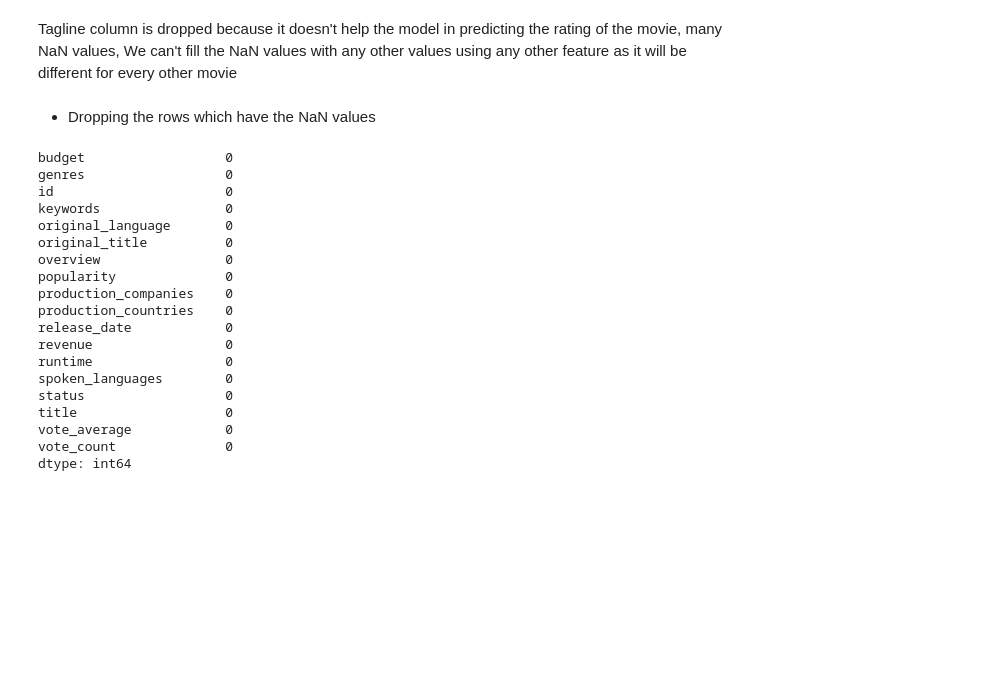
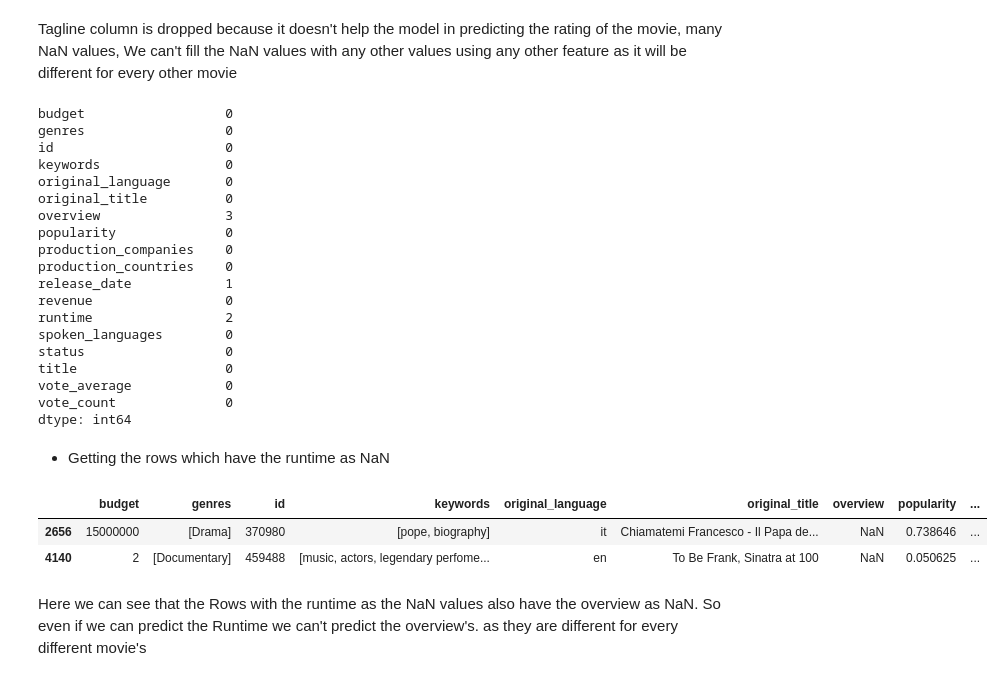
Before and after one commit to Naveen-Karanamu/Movie-Reviews-Recommendations, a Jupyter notebook: main.ipynb, the cells around one changed output. Cells and saved outputs as stored; diff of their text form; code cells hidden in the pictures; blank space fills up the shorter version.

Commit message:
Checked: for the rows with the runtime as NaN

```diff
--- a/main.ipynb
+++ b/main.ipynb
@@ -269,10 +269,6 @@ Homepage column dropped because it doesn't have much importance in predicting th
 movies.drop('tagline', axis=1,inplace = True)
 # %% [markdown]
 Tagline column is dropped because it doesn't help the model in predicting the rating of the movie, many NaN values, We can't fill the NaN values with any other values using any other feature as it will be different for every other movie
-# %% [markdown]
-* Dropping the rows which have the NaN values
-# %%
-movies.dropna(inplace=True)
 # %%
 movies.isna().sum()
 # %% [output]
@@ -282,16 +278,28 @@ id                      0
 keywords                0
 original_language       0
 original_title          0
-overview                0
+overview                3
 popularity              0
 production_companies    0
 production_countries    0
-release_date            0
+release_date            1
 revenue                 0
-runtime                 0
+runtime                 2
 spoken_languages        0
 status                  0
 title                   0
 vote_average            0
 vote_count              0
 dtype: int64
+# %% [markdown]
+* Getting the rows which have the runtime as NaN
+# %%
+copy_movies=movies.copy()
+# %%
+copy_movies[copy_movies.runtime.isna()]
+# %% [output]
+|  | budget | genres | id | keywords | original_language | original_title | overview | popularity | ... |
+| 2656 | 15000000 | [Drama] | 370980 | [pope, biography] | it | Chiamatemi Francesco - Il Papa de... | NaN | 0.738646 | ... |
+| 4140 | 2 | [Documentary] | 459488 | [music, actors, legendary perfome... | en | To Be Frank, Sinatra at 100 | NaN | 0.050625 | ... |
+# %% [markdown]
+Here we can see that the Rows with the runtime as the NaN values also have the overview as NaN. So even if we can predict the Runtime we can't predict the overview's. as they are different for every different movie's
```
